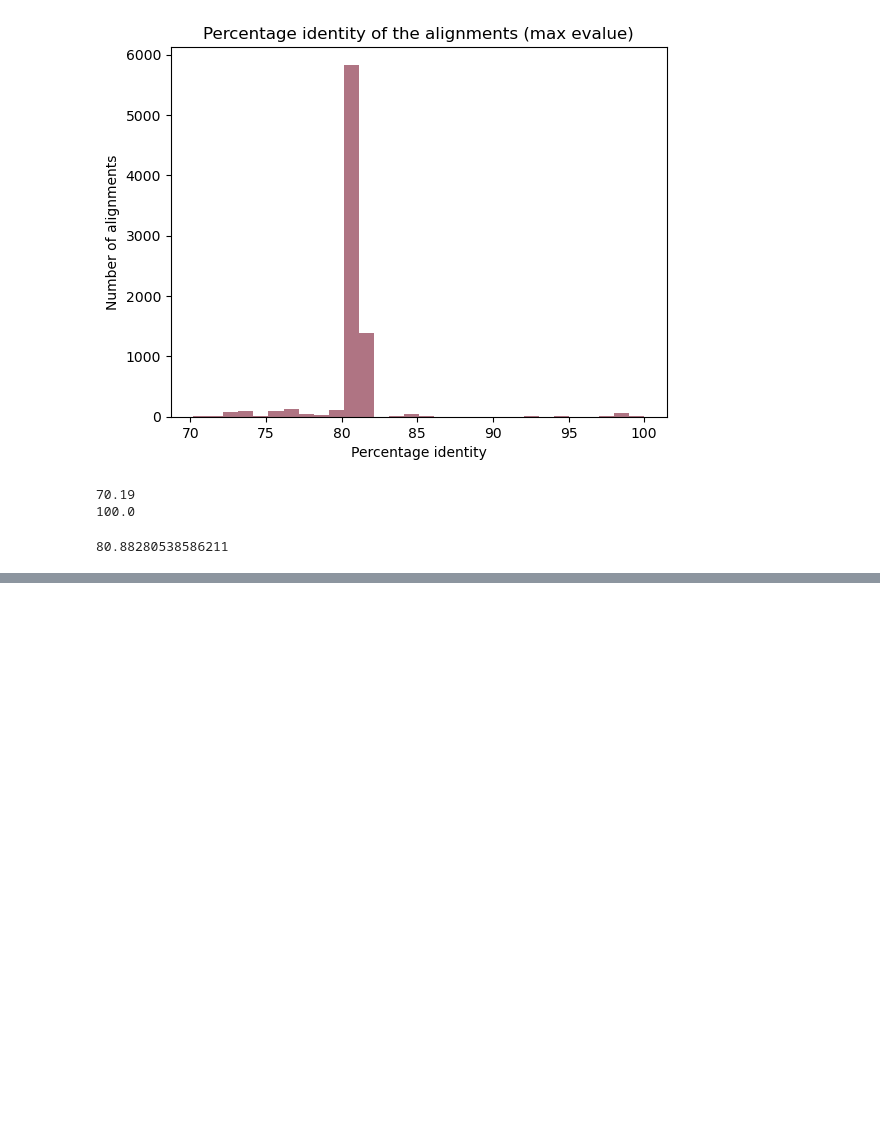
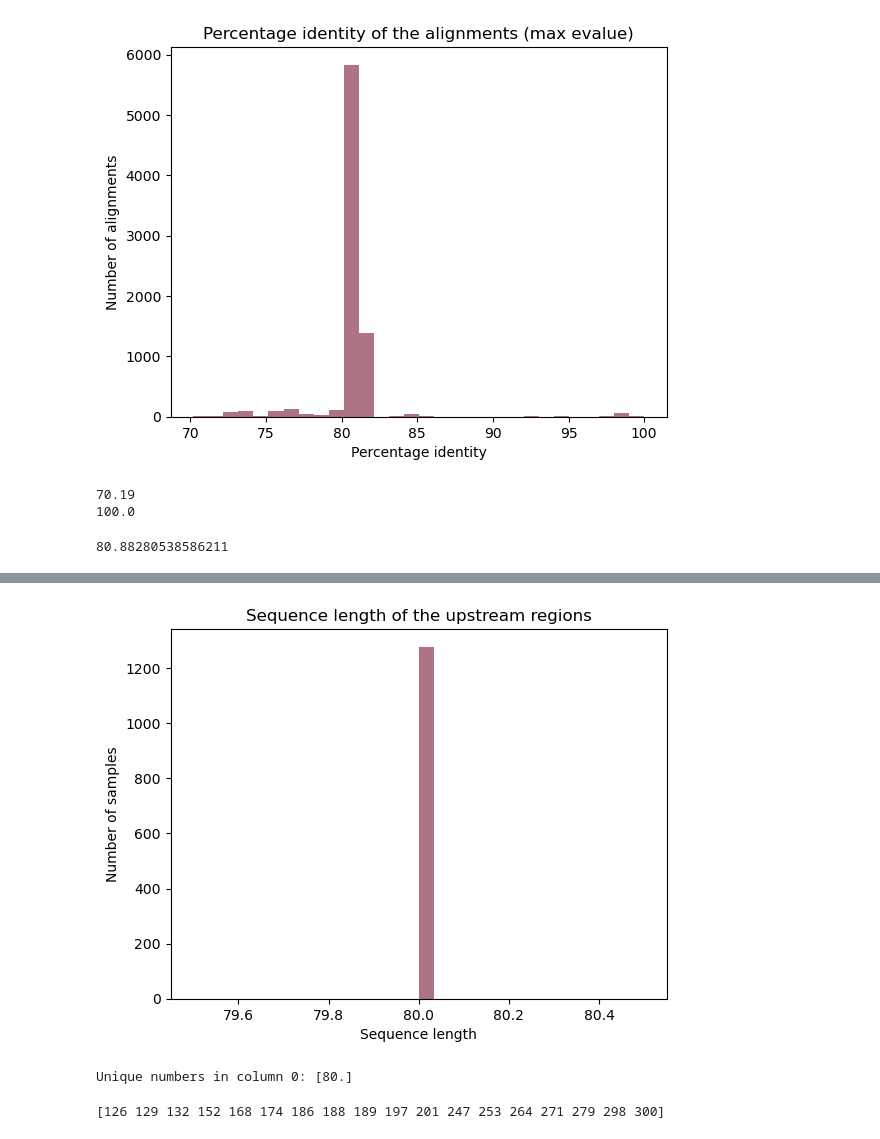
Before and after one commit to Eugenio-Molphe/IroN-project, a Jupyter notebook: Scripts_Results_Report/get_methodological_data.ipynb, the cells around one changed output, grey strips where cells are left out. Cells and saved outputs as stored; diff of their text form; code cells hidden in the pictures; blank space fills up the shorter version.

Commit message:
Getting figures and final details

```diff
--- a/Scripts_Results_Report/get_methodological_data.ipynb
+++ b/Scripts_Results_Report/get_methodological_data.ipynb
@@ -56,0 +62,30 @@ print(mode_value)
+# %%
+# Let's create a numpy array to save our results
+lengthPromoters = np.zeros((0,2))
+
+# Column 0 is length, column 1 is the number of promoters found
+# %%
+pathDir = '/mnt/mnemo5/eugenio/IroN_project/Files/06_Promoters/BProm_results_salmonella'
+Files = os.listdir(pathDir)
+
+# Create a list with the percentage identity of the alignments
+
+for BPromfile in Files:
+    with open(pathDir + '/' + BPromfile, 'r') as file:
+        lines = file.readlines()
+    # Let' obtain the length of the sequence
+    seqLength = int(lines[1].split(" ")[-1].strip())
+
+    # Let's obtain the number of predicted promoters
+    startCounting = False
+    numberPromoters = 0
+    for i in lines:
+        if i.startswith("For"):
+            startCounting = True
+            continue
+        if startCounting:
+            numberPromoters += 1
+    lengthPromoters = np.vstack([lengthPromoters, np.array([seqLength, numberPromoters])])
+
+print(lengthPromoters.shape)
+print(lengthPromoters[0:10, :])
@@ -56,0 +104,44 @@ print(mode_value)
+# %%
+plt.hist(lengthPromoters[: , 0], bins=30, color='#8E394E', alpha=0.7)
+plt.xlabel('Sequence length')
+plt.ylabel('Number of samples')
+plt.title('Sequence length of the upstream regions')
+plt.show()
+# %% [output]
+[figure, added]
+# %%
+column_to_check = 0
+unique_numbers = np.unique(lengthPromoters[:, column_to_check])
+
+print("Unique numbers in column {}: {}".format(column_to_check, unique_numbers))
+# %% [output]
+Unique numbers in column 0: [80.]
+# %%
+### This is weird, all the sequences have the same length, let's check the original fasta file
+pathEntero = '/mnt/mnemo5/eugenio/IroN_project/Files/05_Upstream_seqs/enterobacteriaceae_upstream_seqs_300_bp_trimmed.fa'
+pathSalmo = '/mnt/mnemo5/eugenio/IroN_project/Files/05_Upstream_seqs/salmonella_upstream_seqs_300_bp_trimmed.fa'
+
+seqLengths = []
+with open(pathEntero, 'r') as file:
+    lines = file.readlines()
+    for line in lines:
+        if line.startswith('>'):
+            continue
+        else:
+            seqLengths.append(len(line.strip()))
+
+with open(pathSalmo, 'r') as file:
+    lines = file.readlines()
+    for line in lines:
+        if line.startswith('>'):
+            continue
+        else:
+            seqLengths.append(len(line.strip()))
+
+print(np.unique(seqLengths))
+
+### So basically BProm is taking the first 80 bp of the sequence and ignoring the rest
+### BProm: 80
+### Raw seq length: [126 129 132 152 168 174 186 188 189 197 201 247 253 264 271 279 298 300]
+# %% [output]
+[126 129 132 152 168 174 186 188 189 197 201 247 253 264 271 279 298 300]
```
Also changed, not shown: parts of 11 cells of this notebook, 3 other files.
